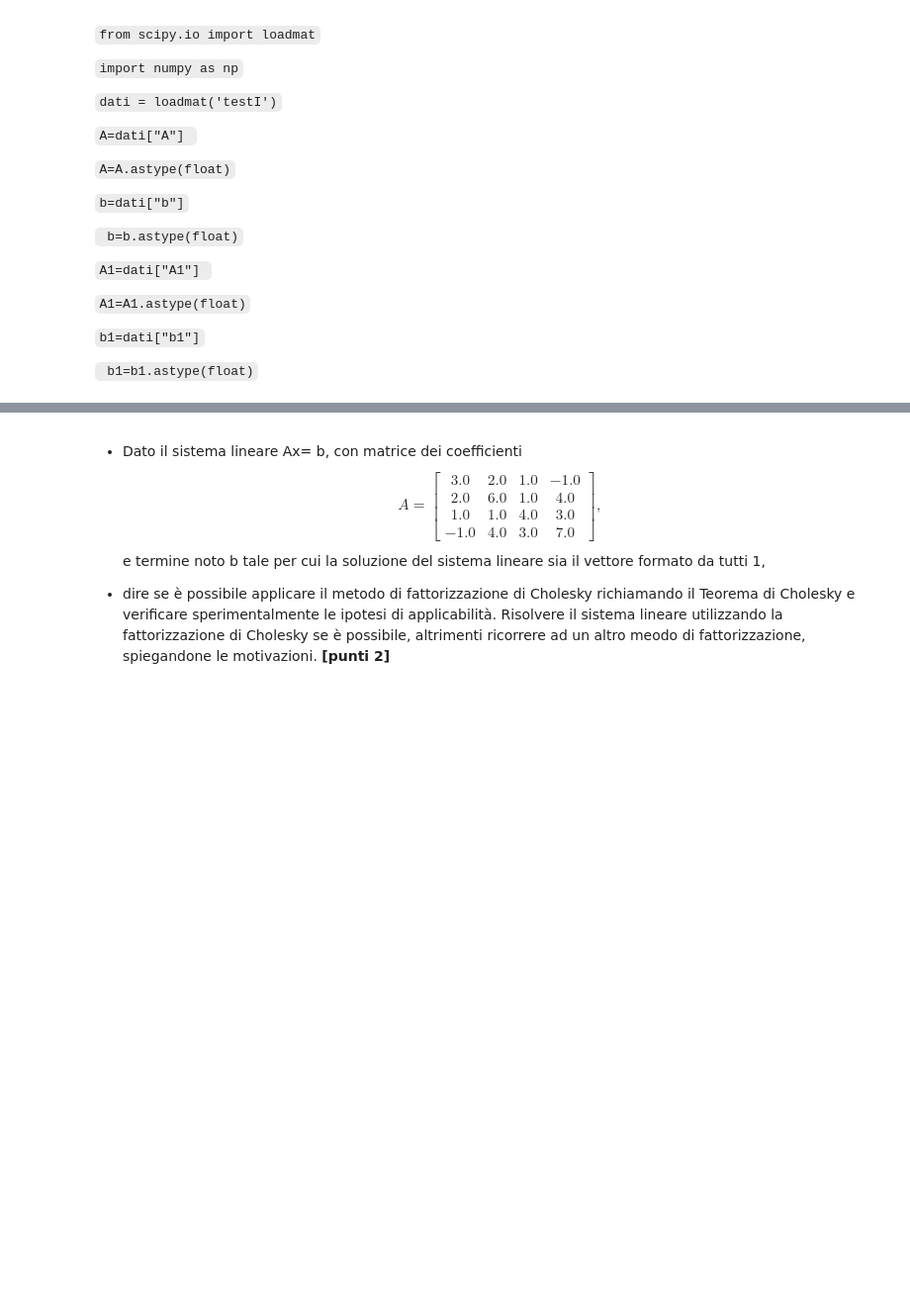
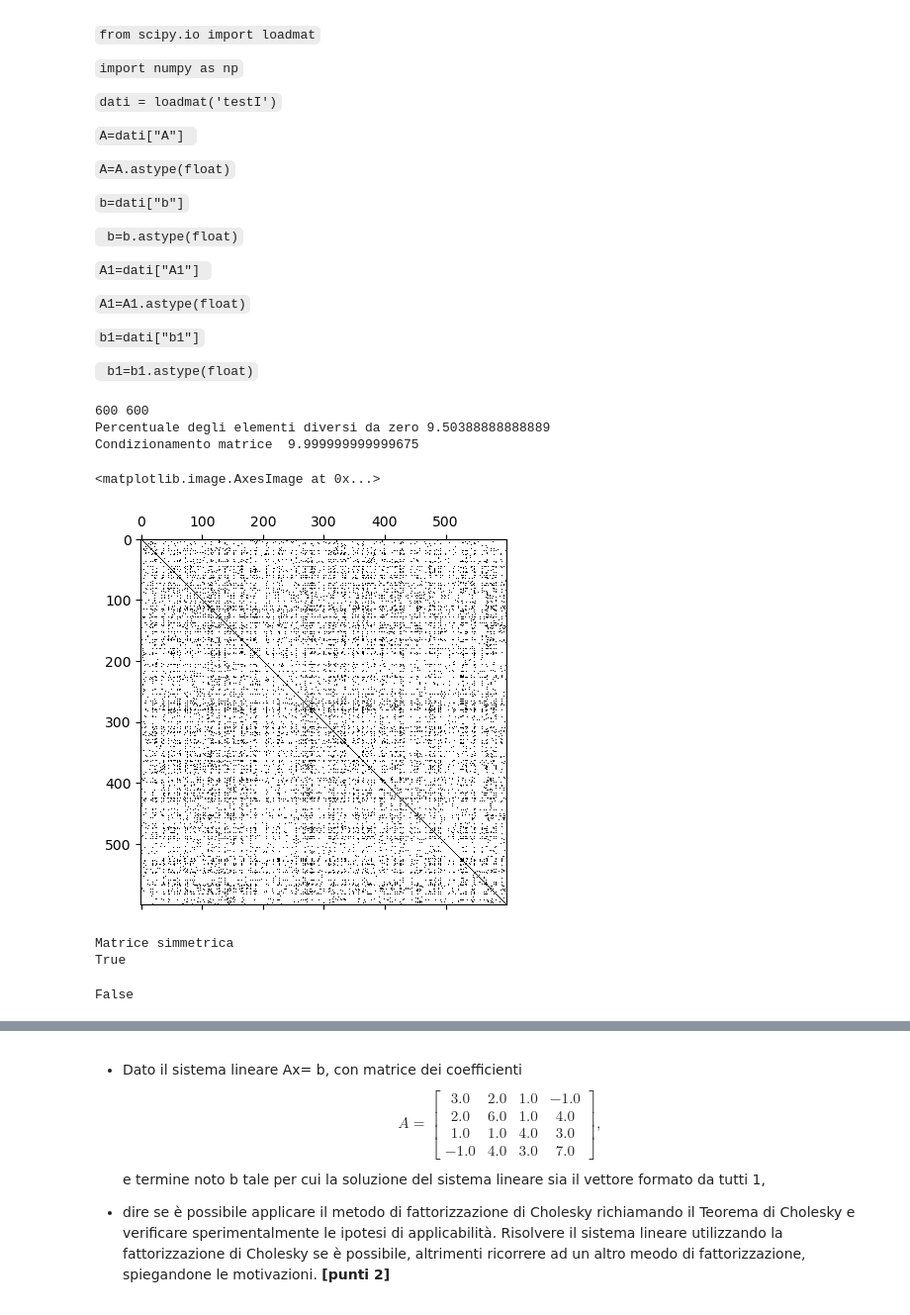
Before and after one commit to Hachi-69/Unibo-Computer-Science-and-Engineering-Year-2, a Jupyter notebook: Numerical-Methods-for-Artificial-Intelligence/SimulazioneII/SimulazioneII.ipynb, the cells around one changed output, grey strips where cells are left out. Shown at 99% size. Saved outputs shown, nothing was run; the diff lists cells and outputs as text; code cells hidden in the pictures; blank space fills up the shorter version.

```diff
--- a/Numerical-Methods-for-Artificial-Intelligence/SimulazioneII/SimulazioneII.ipynb
+++ b/Numerical-Methods-for-Artificial-Intelligence/SimulazioneII/SimulazioneII.ipynb
@@ -45,3 +45,30 @@ Per la lettura dei dati procedere nel seguente modo:
 `` b1=dati["b1"] ``
 
 `` b1=b1.astype(float)``
+# %%
+from scipy.io import loadmat
+import numpy as np
+import matplotlib.pyplot as plt
+dati = loadmat('test1')
+A=dati["A"]
+A=A.astype(float)
+b=dati["b"]
+b=b.astype(float)
+A1=dati["A1"]
+A1=A1.astype(float)
+b1=dati["b1"]
+b1=b1.astype(float)
+# %%
+n, m = A.shape
+print(n, m)
+nz = np.count_nonzero(A)/(n*m)
+perc_nz = nz*100
+print("Percentuale degli elementi diversi da zero", perc_nz)
+print("Condizionamento matrice ", np.linalg.cond(A))
+plt.spy(A)
+# %% [output]
+600 600
+Percentuale degli elementi diversi da zero 9.50388888888889
+Condizionamento matrice  9.999999999999675
+<matplotlib.image.AxesImage at 0x...>
+[figure, added]
@@ -47,0 +86,5 @@ Per la lettura dei dati procedere nel seguente modo:
+# %%
+print(s_d_p(A))
+# %% [output]
+Matrice simmetrica
+True
@@ -47,0 +101,4 @@ Per la lettura dei dati procedere nel seguente modo:
+# %%
+print(d_s_d(A))
+# %% [output]
+False
```
Also changed, not shown: parts of 19 cells of this notebook.
